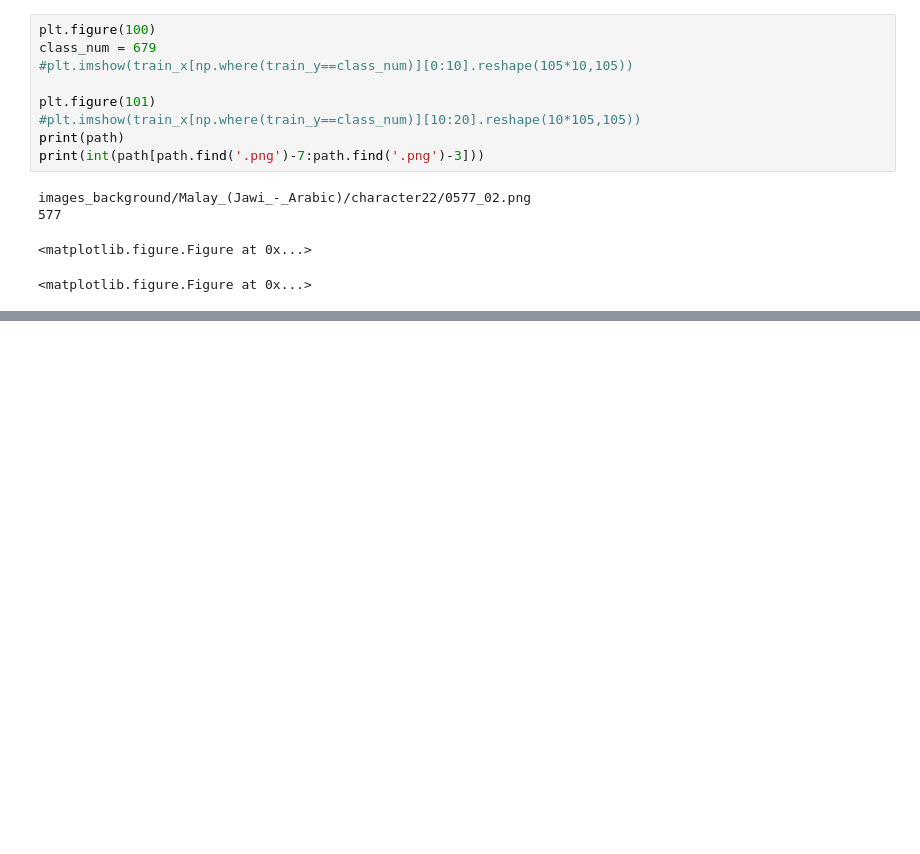
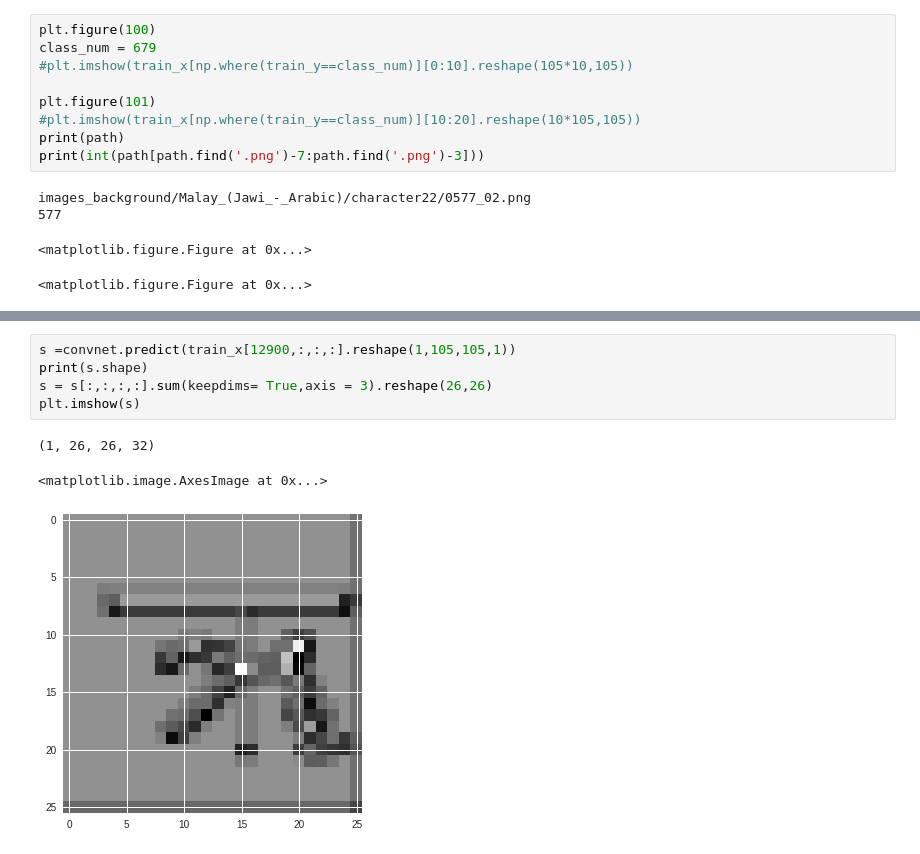
Before and after one commit to yunusemrecatalcam/one-shot_learning_omniglot, a Jupyter notebook: one_shot.ipynb, the cells around one changed output, grey strips where cells are left out. Drawn from its saved outputs; the diff is of its cells as text; blank space fills up the shorter version.

```diff
--- a/one_shot.ipynb
+++ b/one_shot.ipynb
@@ -136,0 +145,9 @@ plt.imshow(train_x[10900,:,:,:].reshape(train_x.shape[1],train_x.shape[2]))
+# %%
+s =convnet.predict(train_x[12900,:,:,:].reshape(1,105,105,1))
+print(s.shape)
+s = s[:,:,:,:].sum(keepdims= True,axis = 3).reshape(26,26)
+plt.imshow(s)
+# %% [output]
+(1, 26, 26, 32)
+<matplotlib.image.AxesImage at 0x...>
+[figure, added]
```
Also changed, not shown: parts of 8 cells of this notebook.
